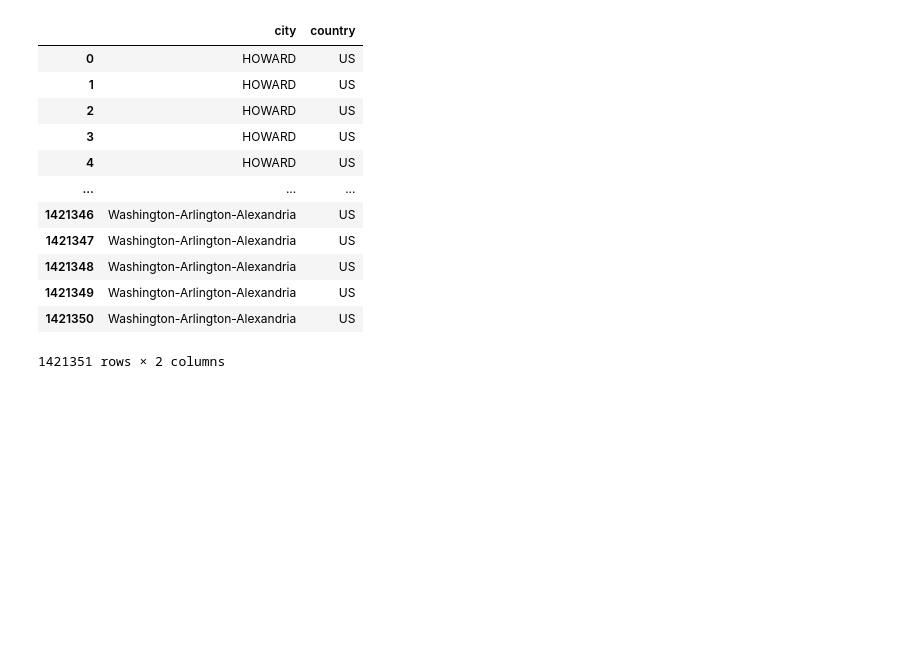
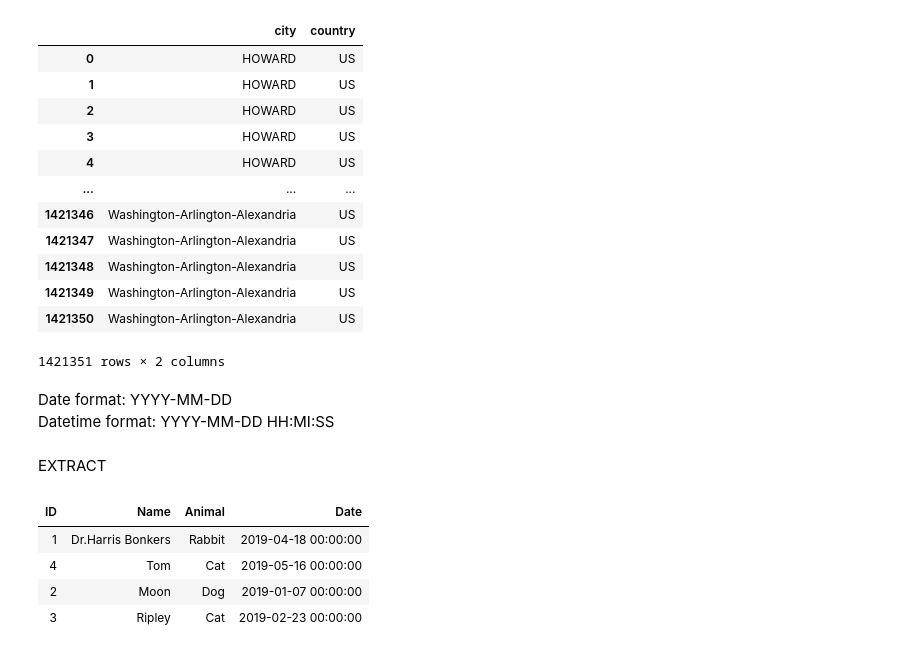
Before and after one commit to tanyaniazi/SQL-BigQuery-Practice, a Jupyter notebook: 1.ipynb, the cells around one changed output. Drawn from its saved outputs; the diff is of its cells as text; code cells hidden in the pictures; blank space fills up the shorter version.

```diff
--- a/1.ipynb
+++ b/1.ipynb
@@ -183,3 +237,23 @@ us_cities
 | 1421349 | Washington-Arlington-Alexandria | US |
 | 1421350 | Washington-Arlington-Alexandria | US |
 1421351 rows × 2 columns
+# %% [markdown]
+Date format: YYYY-MM-DD <Br>
+Datetime format: YYYY-MM-DD HH:MI:SS
+# %% [markdown]
+EXTRACT
+# %%
+import pandas as pd
+
+df_list = [[1, "Dr.Harris Bonkers", "Rabbit", "2019-04-18"], [4, "Tom", "Cat", "2019-05-16"],
+           [2, "Moon", "Dog", "2019-01-07"], [3, "Ripley", "Cat", "2019-02-23"]]
+
+df = pd.DataFrame(df_list, columns=['ID', "Name", "Animal", "Date"])
+df["Date"] = pd.to_datetime(df["Date"])
+df.style.hide()      #hides the automatic indexing
+# %% [output]
+| ID | Name | Animal | Date |
+| 1 | Dr.Harris Bonkers | Rabbit | 2019-04-18 00:00:00 |
+| 4 | Tom | Cat | 2019-05-16 00:00:00 |
+| 2 | Moon | Dog | 2019-01-07 00:00:00 |
+| 3 | Ripley | Cat | 2019-02-23 00:00:00 |
```
Also changed, not shown: parts of 20 cells of this notebook.
